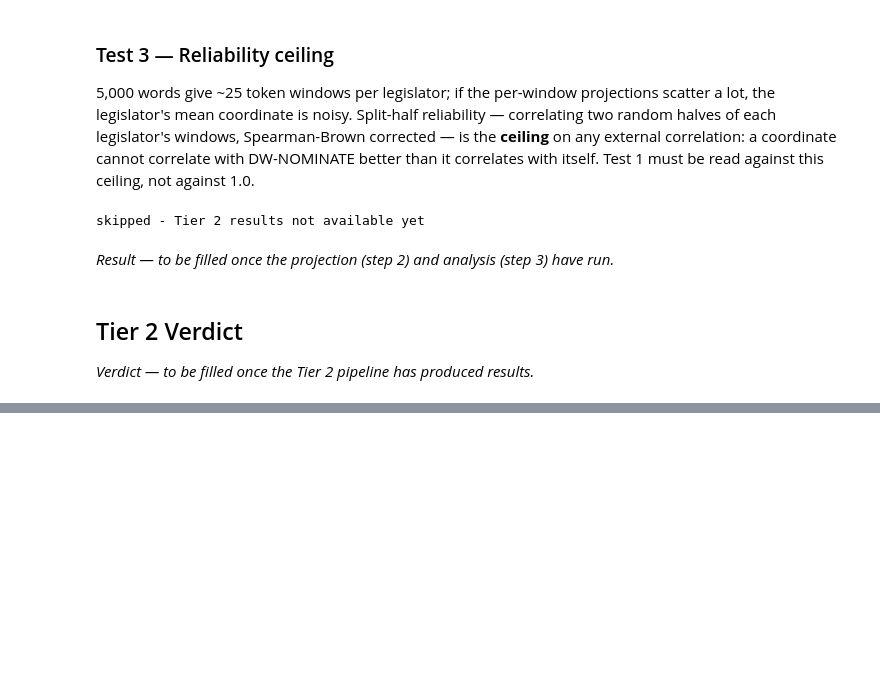
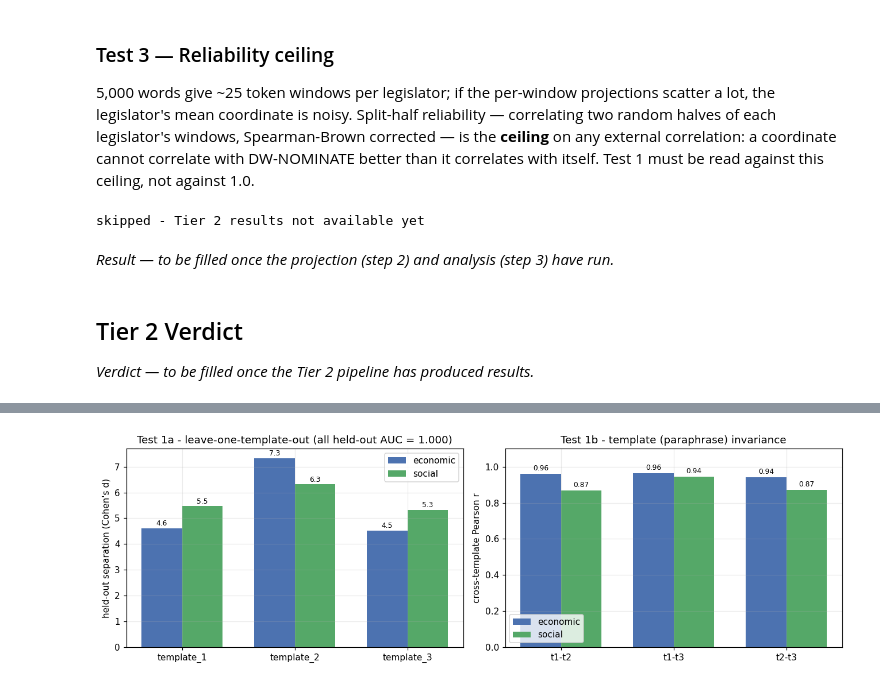
Before and after one commit to emmacristinamora/political-debiasing-moe, a Jupyter notebook: notebooks/steering_vector_validation.ipynb, the cells around one changed output, grey strips where cells are left out. Saved outputs shown, nothing was run; the diff lists cells and outputs as text; code cells hidden in the pictures; blank space fills up the shorter version.

```diff
--- a/notebooks/steering_vector_validation.ipynb
+++ b/notebooks/steering_vector_validation.ipynb
@@ -481,0 +535,36 @@ _Verdict — to be filled once the Tier 2 pipeline has produced results._
+# %%
+fig, axs = plt.subplots(1, 2, figsize=(12, 3.9))
+axis_colors = [("economic", "#4C72B0"), ("social", "#55A868")]
+width = 0.36
+
+# 1a: leave-one-template-out held-out separation
+templates = sorted(tier3_results["economic"]["template"]["per_group"])
+x = np.arange(len(templates))
+for i, (axis, color) in enumerate(axis_colors):
+    seps = [tier3_results[axis]["template"]["per_group"][t]["held_out_separation"] for t in templates]
+    bars = axs[0].bar(x + (i - 0.5) * width, seps, width, label=axis, color=color)
+    for b, v in zip(bars, seps):
+        axs[0].text(b.get_x() + b.get_width() / 2, v + 0.1, f"{v:.1f}", ha="center", fontsize=8)
+axs[0].set_xticks(x, templates)
+axs[0].set_ylabel("held-out separation (Cohen's d)")
+axs[0].set_title("Test 1a - leave-one-template-out (all held-out AUC = 1.000)")
+axs[0].legend()
+
+# 1b: cross-template Pearson
+pairs = sorted(tier3_results["economic"]["invariance"]["cross_template_pearson"])
+x2 = np.arange(len(pairs))
+for i, (axis, color) in enumerate(axis_colors):
+    corrs = [tier3_results[axis]["invariance"]["cross_template_pearson"][p] for p in pairs]
+    bars = axs[1].bar(x2 + (i - 0.5) * width, corrs, width, label=axis, color=color)
+    for b, v in zip(bars, corrs):
+        axs[1].text(b.get_x() + b.get_width() / 2, v + 0.02, f"{v:.2f}", ha="center", fontsize=8)
+axs[1].set_xticks(x2, [p.replace("template_", "t") for p in pairs])
+axs[1].set_ylim(0, 1.1)
+axs[1].set_ylabel("cross-template Pearson r")
+axs[1].set_title("Test 1b - template (paraphrase) invariance")
+axs[1].legend()
+
+plt.tight_layout()
+plt.show()
+# %% [output]
+[figure, added]
```
Also changed, not shown: parts of 8 cells of this notebook, 3 other files.
